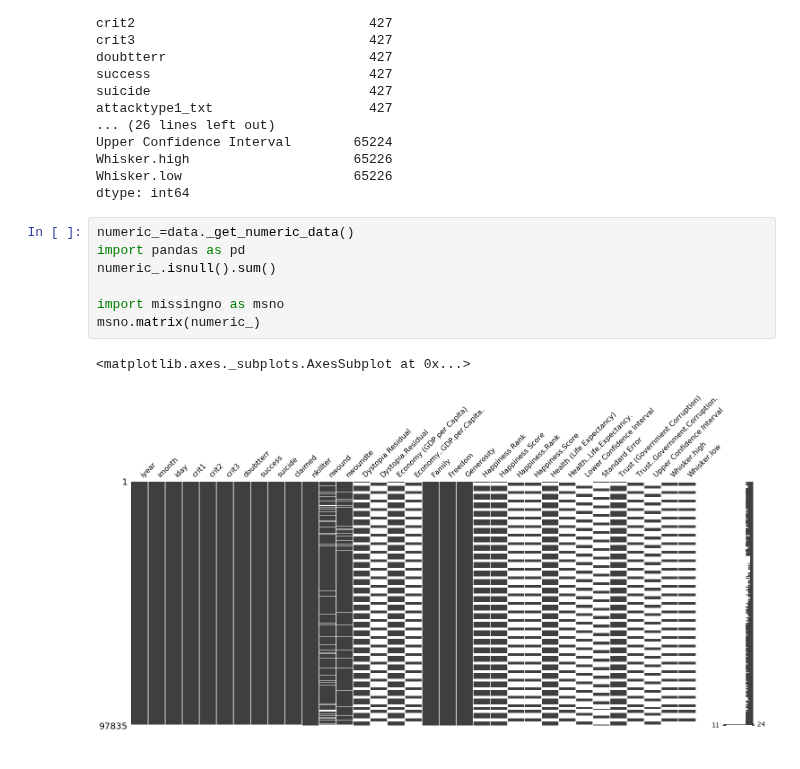
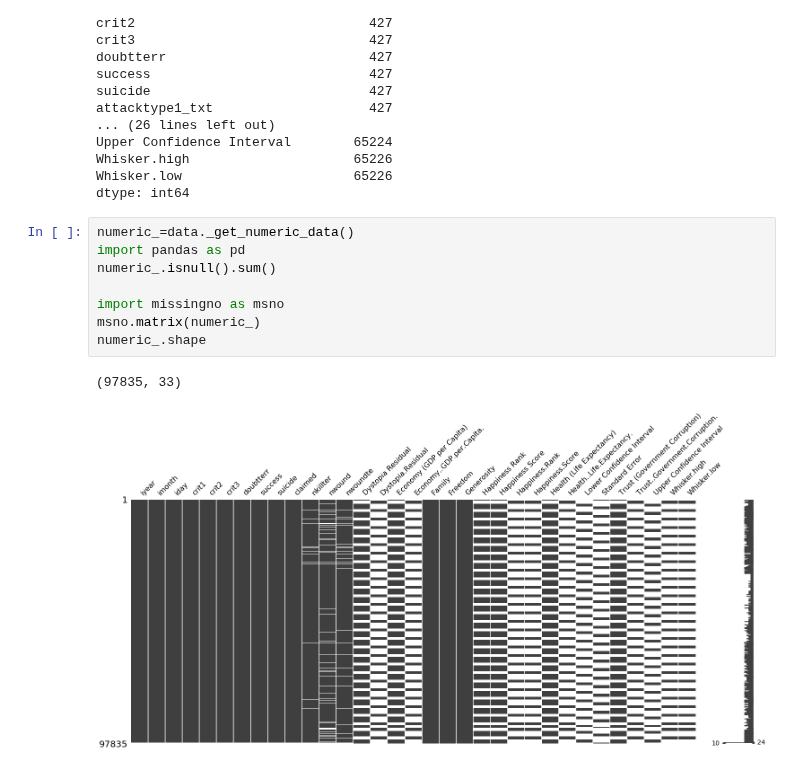
Before and after one commit to aghapygad336/MENA, a Jupyter notebook: MENA.ipynb, the cells around one changed output. Drawn from its saved outputs; the diff is of its cells as text.

```diff
--- a/MENA.ipynb
+++ b/MENA.ipynb
@@ -302,10 +305,11 @@ dtype: int64
 # %%
 numeric_=data._get_numeric_data()
 import pandas as pd
 numeric_.isnull().sum()
 
 import missingno as msno
 msno.matrix(numeric_)
+numeric_.shape
 # %% [output]
-<matplotlib.axes._subplots.AxesSubplot at 0x...>
+(97835, 33)
-[figure, old version]
+[figure, new version]
```
Also changed, not shown: parts of 4 cells of this notebook.
